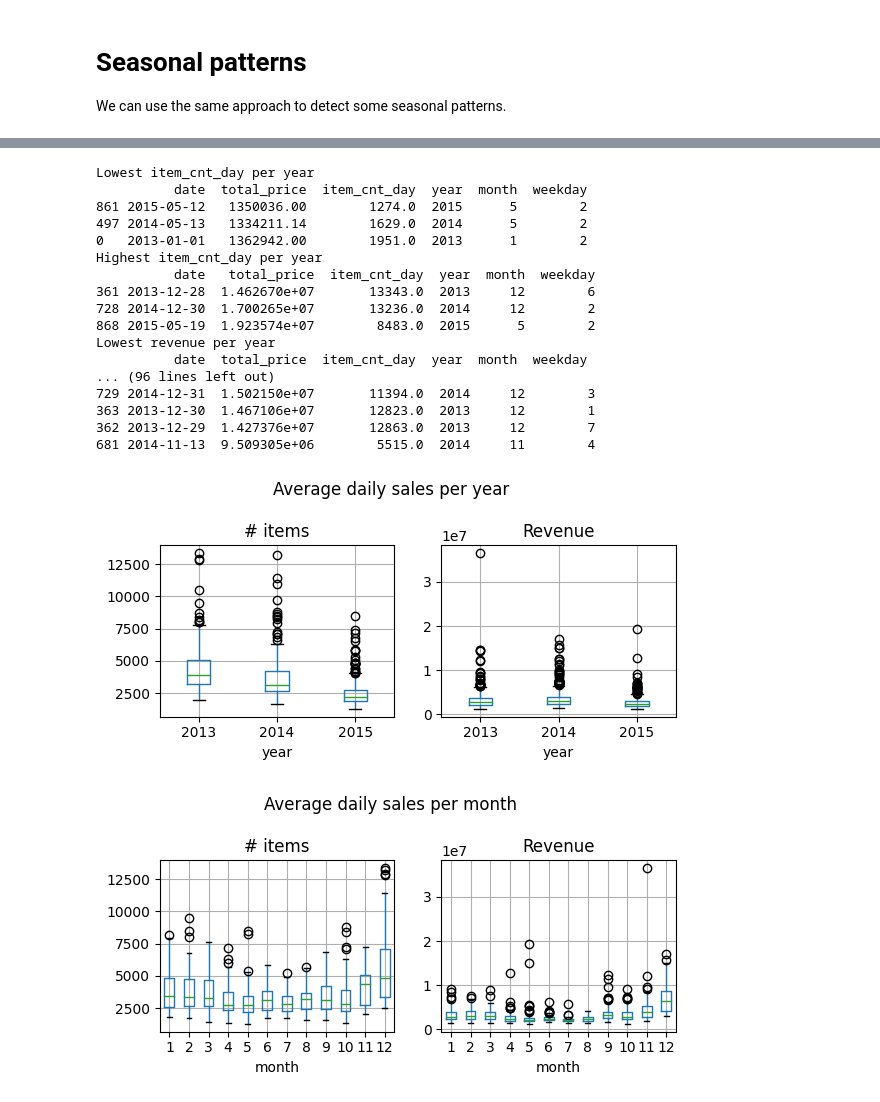
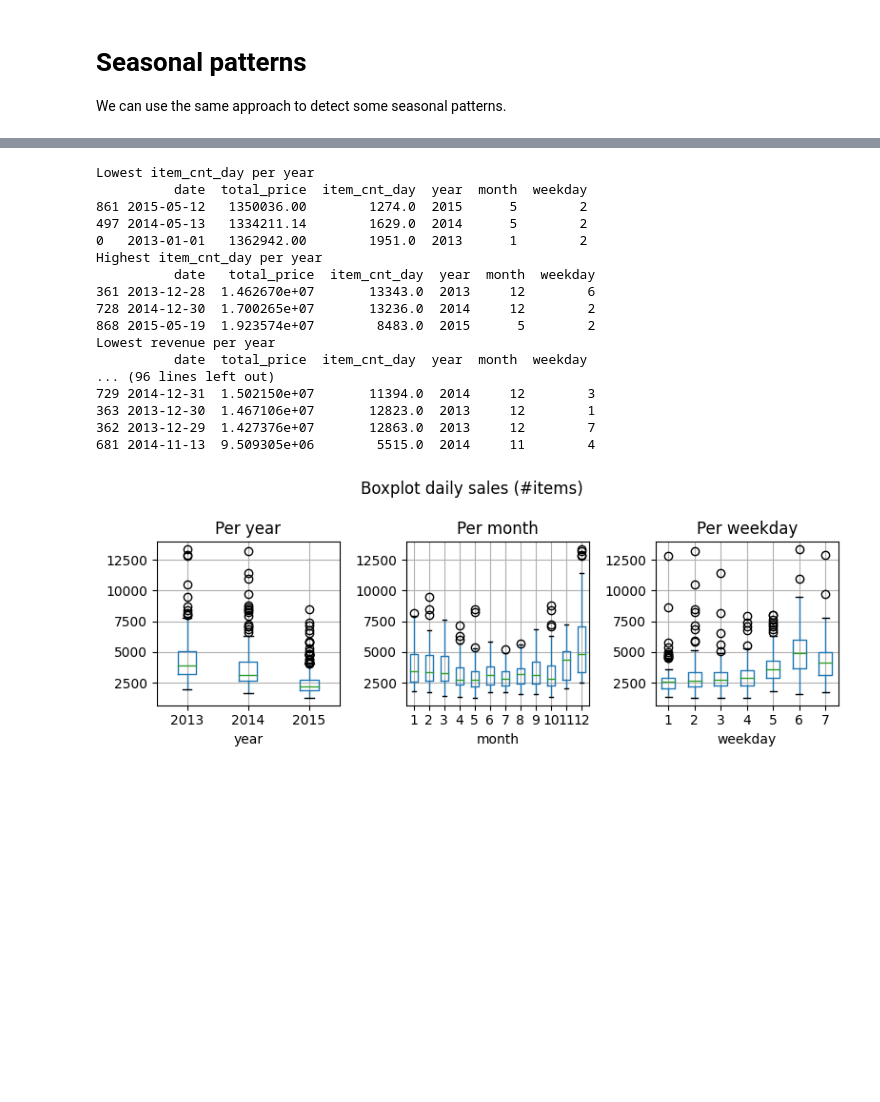
Before and after one commit to luukromeijn/AIDM-A2, a Jupyter notebook: EDA.ipynb, the cells around one changed output, grey strips where cells are left out. Drawn from its saved outputs; the diff is of its cells as text; code cells hidden in the pictures; blank space fills up the shorter version.

```diff
--- a/EDA.ipynb
+++ b/EDA.ipynb
@@ -240,12 +268,11 @@ for i in range(len(settings)):
 # The boxplots are better interpretable
 aggregation = {'total_price':'sum', 'item_cnt_day':'sum', 'year':'first', 'month':'first', 'weekday':'first'}
 sales_per_day = sales_train.groupby('date', as_index=False).agg(aggregation)
+fig, ax = plt.subplots(1, 3, figsize=(8,3))
+i = 0
 for period in ['year', 'month', 'weekday']:
-    fig, ax = plt.subplots(1, 2, figsize=(6,3))
-    sales_per_day.boxplot(by=period, column=['item_cnt_day'], ax=ax[0])
-    sales_per_day.boxplot(by=period, column=['total_price'], ax=ax[1])
-    ax[0].set_title('# items')
-    ax[1].set_title('Revenue')
+    sales_per_day.boxplot(by=period, column=['item_cnt_day'], ax=ax[i])
+    ax[i].set_title('Per ' + period)
     print("Lowest item_cnt_day per " + period)
     lowest_cnt = sales_per_day.sort_values('item_cnt_day', ascending=True)
     lowest_cnt = lowest_cnt.groupby(period).head(1)
@@ -253,34 +280,35 @@ for period in ['year', 'month', 'weekday']:
     print("Highest item_cnt_day per " + period)
     highest_cnt = sales_per_day.sort_values('item_cnt_day', ascending=False)
     highest_cnt = highest_cnt.groupby(period).head(1)
     print(highest_cnt)
     print("Lowest revenue per " + period)
     lowest_rev = sales_per_day.sort_values('total_price', ascending=True)
     lowest_rev = lowest_rev.groupby(period).head(1)
     print(lowest_rev)
     print("Highest revenue per " + period)
     highest_rev = sales_per_day.sort_values('total_price', ascending=False)
     highest_rev = highest_rev.groupby(period).head(1)
     print(highest_rev)
-    fig.suptitle('Average daily sales per ' + period)
-    fig.tight_layout(rect=[0,0,1,1])
+    i += 1
+
+fig.suptitle('Boxplot daily sales (#items)')
+fig.tight_layout(rect=[0,0,1,1])
 # %% [output]
 Lowest item_cnt_day per year
           date  total_price  item_cnt_day  year  month  weekday
 861 2015-05-12   1350036.00        1274.0  2015      5        2
 497 2014-05-13   1334211.14        1629.0  2014      5        2
 0   2013-01-01   1362942.00        1951.0  2013      1        2
 Highest item_cnt_day per year
           date   total_price  item_cnt_day  year  month  weekday
 361 2013-12-28  1.462670e+07       13343.0  2013     12        6
 728 2014-12-30  1.700265e+07       13236.0  2014     12        2
 868 2015-05-19  1.923574e+07        8483.0  2015      5        2
 Lowest revenue per year
           date  total_price  item_cnt_day  year  month  weekday
 ... (96 lines left out)
 729 2014-12-31  1.502150e+07       11394.0  2014     12        3
 363 2013-12-30  1.467106e+07       12823.0  2013     12        1
 362 2013-12-29  1.427376e+07       12863.0  2013     12        7
 681 2014-11-13  9.509305e+06        5515.0  2014     11        4
-[figure, old version]
+[figure, new version]
-[figure, removed]
```
Also changed, not shown: parts of 5 cells of this notebook, 5 other files.
